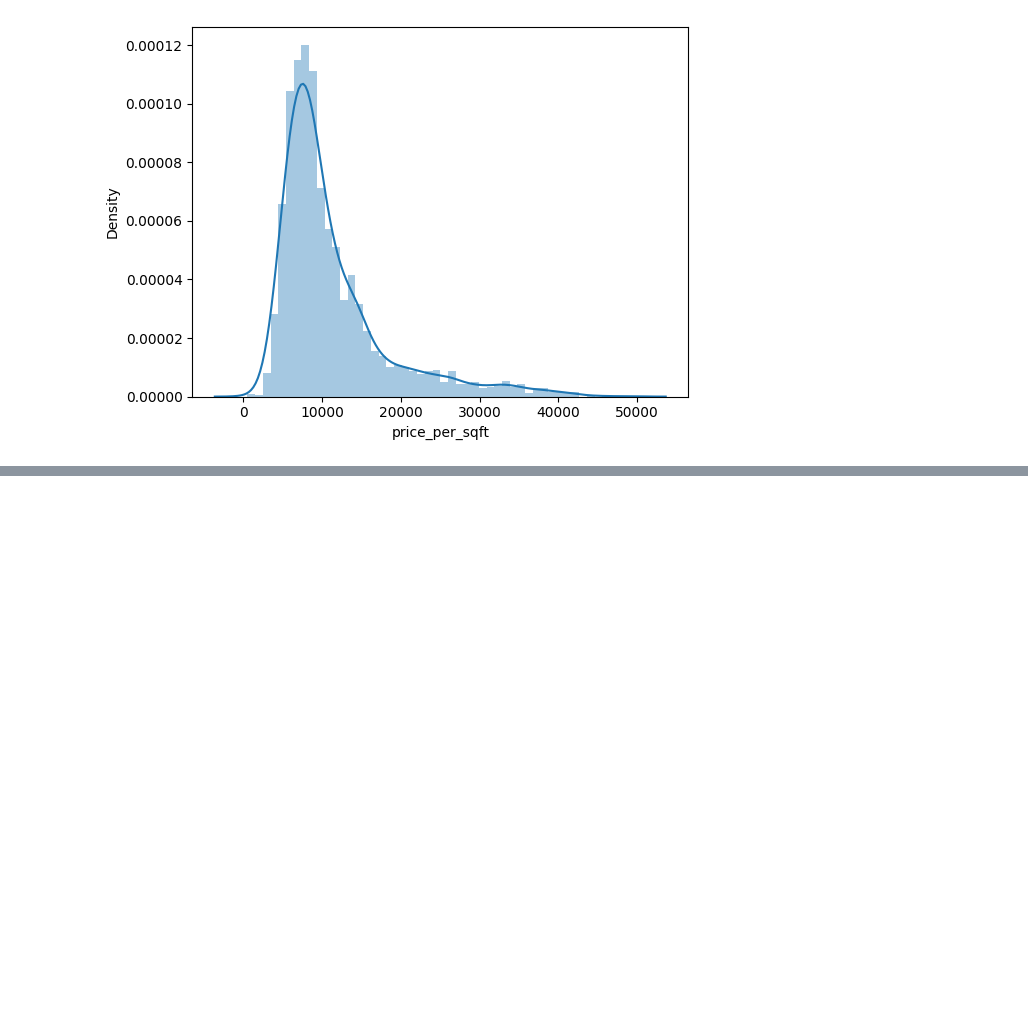
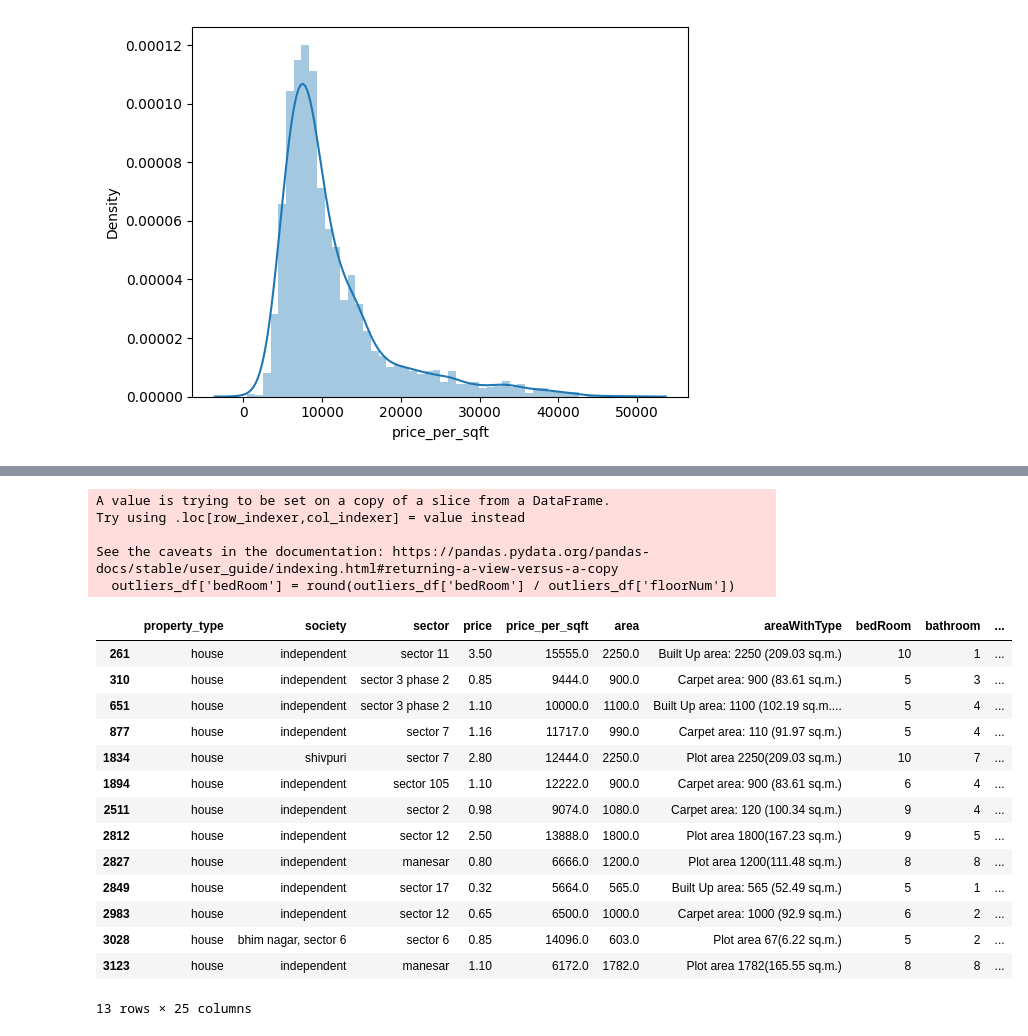
Before and after one commit to Ayush086/Capstone_Project, a Jupyter notebook: Day4-Outlier_Detection/outliers.ipynb, the cells around one changed output, grey strips where cells are left out. Saved outputs shown, nothing was run; the diff lists cells and outputs as text; code cells hidden in the pictures; blank space fills up the shorter version.

```diff
--- a/Day4-Outlier_Detection/outliers.ipynb
+++ b/Day4-Outlier_Detection/outliers.ipynb
@@ -403,0 +456,11 @@ df.to_csv('../datasets/final_dataset_outlier_detected_v3.csv', index=False)
+# %%
+outliers_df = new_df[(new_df['area_room_ratio'] < 250) & (new_df['bedRoom'] > 3)]
+# %%
+# for houses with very small area and more number of rooms, dividing them into by floornum
+outliers_df['bedRoom'] = round(outliers_df['bedRoom'] / outliers_df['floorNum'])
+# %% [output]
+A value is trying to be set on a copy of a slice from a DataFrame.
+Try using .loc[row_indexer,col_indexer] = value instead
+
+See the caveats in the documentation: https://pandas.pydata.org/pandas-docs/stable/user_guide/indexing.html#returning-a-view-versus-a-copy
+  outliers_df['bedRoom'] = round(outliers_df['bedRoom'] / outliers_df['floorNum'])
@@ -403,0 +471,18 @@ df.to_csv('../datasets/final_dataset_outlier_detected_v3.csv', index=False)
+# %%
+new_df[(new_df['area_room_ratio'] < 250) & (new_df['bedRoom'] > 4)]
+# %% [output]
+|  | property_type | society | sector | price | price_per_sqft | area | areaWithType | bedRoom | bathroom | ... |
+| 261 | house | independent | sector 11 | 3.50 | 15555.0 | 2250.0 | Built Up area: 2250 (209.03 sq.m.) | 10 | 1 | ... |
+| 310 | house | independent | sector 3 phase 2 | 0.85 | 9444.0 | 900.0 | Carpet area: 900 (83.61 sq.m.) | 5 | 3 | ... |
+| 651 | house | independent | sector 3 phase 2 | 1.10 | 10000.0 | 1100.0 | Built Up area: 1100 (102.19 sq.m.... | 5 | 4 | ... |
+| 877 | house | independent | sector 7 | 1.16 | 11717.0 | 990.0 | Carpet area: 110 (91.97 sq.m.) | 5 | 4 | ... |
+| 1834 | house | shivpuri | sector 7 | 2.80 | 12444.0 | 2250.0 | Plot area 2250(209.03 sq.m.) | 10 | 7 | ... |
+| 1894 | house | independent | sector 105 | 1.10 | 12222.0 | 900.0 | Carpet area: 900 (83.61 sq.m.) | 6 | 4 | ... |
+| 2511 | house | independent | sector 2 | 0.98 | 9074.0 | 1080.0 | Carpet area: 120 (100.34 sq.m.) | 9 | 4 | ... |
+| 2812 | house | independent | sector 12 | 2.50 | 13888.0 | 1800.0 | Plot area 1800(167.23 sq.m.) | 9 | 5 | ... |
+| 2827 | house | independent | manesar | 0.80 | 6666.0 | 1200.0 | Plot area 1200(111.48 sq.m.) | 8 | 8 | ... |
+| 2849 | house | independent | sector 17 | 0.32 | 5664.0 | 565.0 | Built Up area: 565 (52.49 sq.m.) | 5 | 1 | ... |
+| 2983 | house | independent | sector 12 | 0.65 | 6500.0 | 1000.0 | Carpet area: 1000 (92.9 sq.m.) | 6 | 2 | ... |
+| 3028 | house | bhim nagar, sector 6 | sector 6 | 0.85 | 14096.0 | 603.0 | Plot area 67(6.22 sq.m.) | 5 | 2 | ... |
+| 3123 | house | independent | manesar | 1.10 | 6172.0 | 1782.0 | Plot area 1782(165.55 sq.m.) | 8 | 8 | ... |
+13 rows × 25 columns
```
Also changed, not shown: parts of 14 cells of this notebook.
